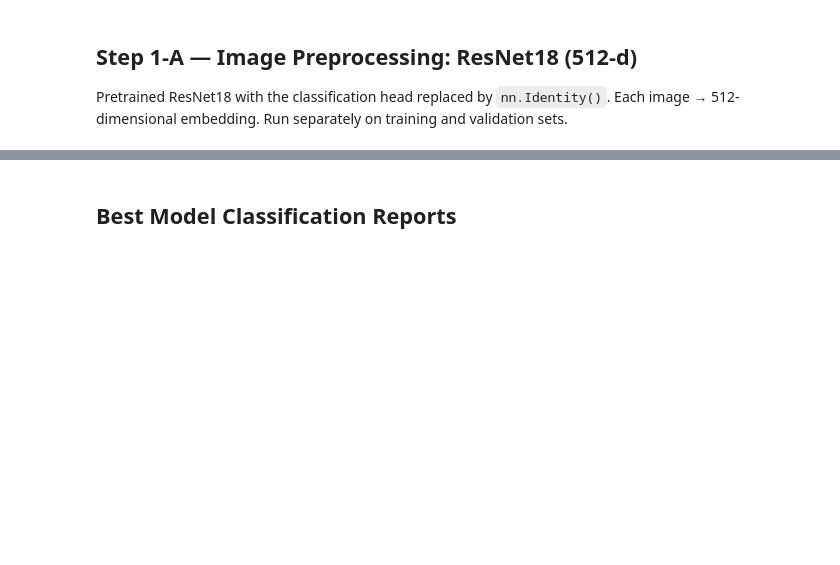
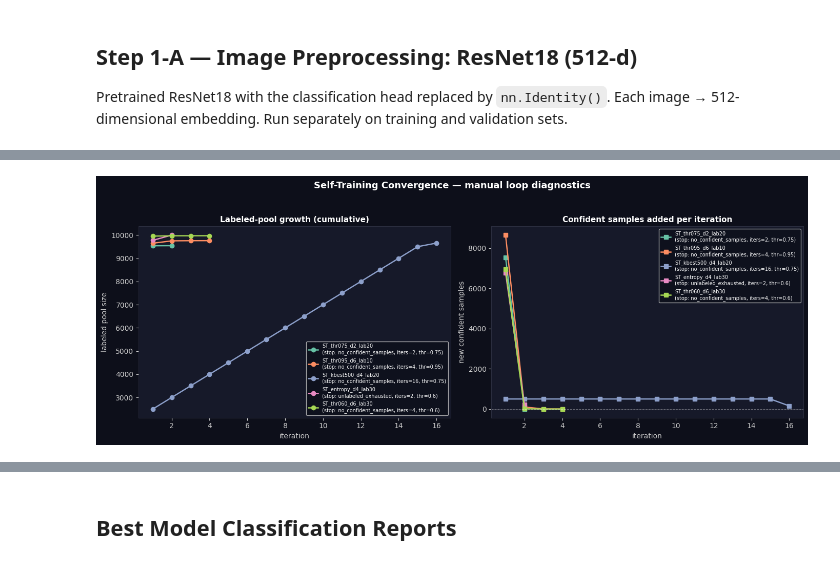
Before and after one commit to Stanzione/Applied-AI, a Jupyter notebook: museum_semisupervised_dt.ipynb, the cells around one changed output, grey strips where cells are left out. Saved outputs shown, nothing was run; the diff lists cells and outputs as text; code cells hidden in the pictures; blank space fills up the shorter version.

```diff
--- a/museum_semisupervised_dt.ipynb
+++ b/museum_semisupervised_dt.ipynb
@@ -106,4 +105,5 @@ CHECKPOINT_DIR.mkdir(parents=True, exist_ok=True)
 # Checkpoint file paths — shared with supervised notebook where possible
 CKPT_RESNET_TRAIN  = CHECKPOINT_DIR / 'sup_resnet_train.npz'   # reused if supervised ran first
 CKPT_RESNET_VAL    = CHECKPOINT_DIR / 'sup_resnet_val.npz'
-CKPT_MODELS_SEMI_R = CHECKPOINT_DIR / 'semi_models_resnet.joblib'
+# precision/recall keys after the manual self-training refactor.
+CKPT_MODELS_SEMI_R = CHECKPOINT_DIR / 'semi_models_resnet_v2.joblib'
@@ -121,6 +126,7 @@ class MuseumDataset(Dataset):
             for ext in ('*.jpg', '*.jpeg', '*.png', '*.bmp', '*.webp'):
                 for p in d.glob(ext):
                     self.samples.append((p, idx))
+        self.samples.sort(key=lambda x: str(x[0]))
         counts = {cls: sum(1 for _, l in self.samples if l == i)
                   for i, cls in enumerate(classes)}
         print(f'  {root.name}: {len(self.samples)} images — ' +
@@ -199,5 +218,5 @@ The validation set is always fully labeled and used only for final evaluation.
 # %%
-def make_semisup_split(X, y, labeled_ratio, rng_seed):
+def make_semisup_split(y, labeled_ratio, rng_seed):
     """Stratified split: labeled_ratio% per class gets a real label, rest = -1."""
     rng = np.random.RandomState(rng_seed)
     labeled_idx = []
@@ -509,0 +889,67 @@ report_path = build_report(all_results)
+# %%
+def plot_self_training_convergence(all_results):
+    """Plot convergence curves for every ST_MANUAL config in all_results."""
+    manual = {(pk, cn): r
+              for pk in all_results
+              for cn, r in all_results[pk].items()
+              if r.get('method') == 'ST_MANUAL' and r.get('st_history')}
+
+    if not manual:
+        print('[Step 3-B] No manual self-training configs found — nothing to plot.')
+        return
+
+    fig, axes = plt.subplots(1, 2, figsize=(14, 5))
+    fig.patch.set_facecolor('#0d0f1a')
+    for ax in axes:
+        ax.set_facecolor('#161929')
+        ax.tick_params(colors='#ccc')
+        for sp in ax.spines.values():
+            sp.set_color('#2a2d3e')
+        ax.xaxis.label.set_color('#ccc'); ax.yaxis.label.set_color('#ccc')
+
+    palette = sns.color_palette('Set2', len(manual))
+
+    for i, ((pk, cn), r) in enumerate(manual.items()):
+        hist  = r['st_history']
+        iters = [h['iter']               for h in hist]
+        sizes = [h['labeled_size']       for h in hist]
+        added = [h['n_confident_added']  for h in hist]
+        label_txt = f'{cn}\n(stop: {r["stop_reason"]}, '\
+                    f'iters={len(hist)}, thr={hist[0]["threshold"]})'
+
+        axes[0].plot(iters, sizes, marker='o', lw=1.8, color=palette[i], label=label_txt)
+        axes[1].plot(iters, added, marker='s', lw=1.8, color=palette[i], label=label_txt)
+
+    axes[0].set_xlabel('iteration'); axes[0].set_ylabel('labeled pool size')
+    axes[0].set_title('Labeled-pool growth (cumulative)',
+                      color='white', fontsize=11, fontweight='bold')
+    axes[0].legend(facecolor='#0d0f1a', labelcolor='white', fontsize=7, loc='lower right')
+
+    axes[1].set_xlabel('iteration'); axes[1].set_ylabel('new confident samples')
+    axes[1].set_title('Confident samples added per iteration',
+                      color='white', fontsize=11, fontweight='bold')
+    axes[1].axhline(0, color='white', linestyle='--', linewidth=0.8, alpha=0.4)
+    axes[1].legend(facecolor='#0d0f1a', labelcolor='white', fontsize=7, loc='upper right')
+
+    fig.suptitle('Self-Training Convergence — manual loop diagnostics',
+                 color='white', fontsize=13, fontweight='bold', y=1.04)
+    plt.tight_layout()
+    out = OUTPUT_DIR / 'convergence_self_training.png'
+    plt.savefig(out, dpi=150, bbox_inches='tight', facecolor=fig.get_facecolor())
+    plt.show()
+    print(f'[Step 3-B] Saved → {out}')
+
+    # ── Print stop-reason summary table ──────────────────────────────────────
+    print()
+    print('-' * 78)
+    print(f'{"Config":<38}{"iters":>7}{"final_pool":>13}{"stop_reason":>22}')
+    print('-' * 78)
+    for (pk, cn), r in manual.items():
+        hist = r['st_history']
+        final_pool = hist[-1]['labeled_size'] if hist else r['n_lab']
+        print(f'{cn:<38}{len(hist):>7}{final_pool:>13}{r["stop_reason"]:>22}')
+    print('-' * 78)
+
+plot_self_training_convergence(all_results)
+# %% [output]
+[figure, added]
```
Also changed, not shown: parts of 28 cells of this notebook.
